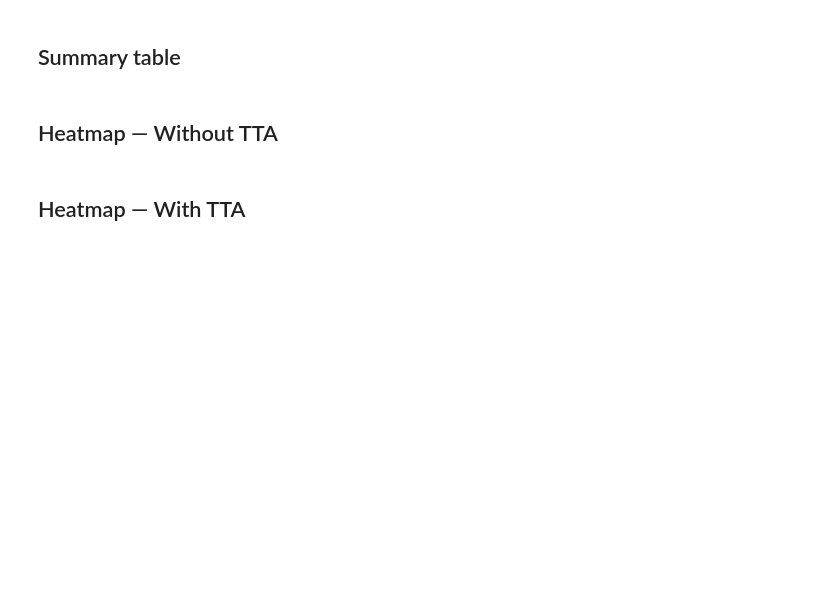
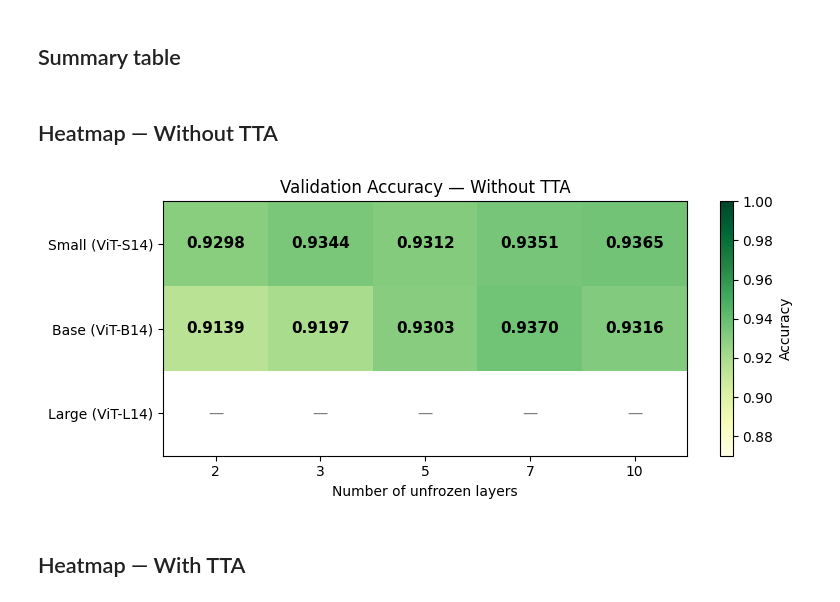
Before and after one commit to JeanJNMV/MVA-DLMI_HistopathologyChallenge, a Jupyter notebook: notebooks/4. Model evaluation.ipynb, the cells around one changed output. Cells and saved outputs as stored; diff of their text form; code cells hidden in the pictures; blank space fills up the shorter version.

```diff
--- a/notebooks/4. Model evaluation.ipynb
+++ b/notebooks/4. Model evaluation.ipynb
@@ -121,7 +125,7 @@ import matplotlib.pyplot as plt
 import matplotlib.colors as mcolors
 
 MODEL_NAMES = ["dinov2_vits14", "dinov2_vitb14", "dinov2_vitl14"]
-ROW_LABELS = ["Small (ViT-S/14)", "Base (ViT-B/14)", "Large (ViT-L/14)"]
+ROW_LABELS = ["Small (ViT-S14)", "Base (ViT-B14)", "Large (ViT-L14)"]
 NB_LAYERS_LIST = [2, 3, 5, 7, 10]
 
 with open("../results/val_results_no_tta.json") as f:
@@ -136,33 +140,35 @@ for i, model_name in enumerate(MODEL_NAMES):
 
 fig, ax = plt.subplots(figsize=(8, 3.5))
 norm = mcolors.Normalize(vmin=0.87, vmax=1.0)
 im = ax.imshow(grid, cmap="YlGn", norm=norm, aspect="auto")
 
 for i in range(grid.shape[0]):
     for j in range(grid.shape[1]):
         val = grid[i, j]
         if not np.isnan(val):
             ax.text(
                 j,
                 i,
                 f"{val:.4f}",
                 ha="center",
                 va="center",
                 fontsize=11,
                 fontweight="bold",
             )
         else:
             ax.text(j, i, "—", ha="center", va="center", fontsize=11, color="gray")
 
 ax.set_xticks(range(len(NB_LAYERS_LIST)))
 ax.set_xticklabels(NB_LAYERS_LIST)
 ax.set_yticks(range(len(ROW_LABELS)))
 ax.set_yticklabels(ROW_LABELS)
 ax.set_xlabel("Number of unfrozen layers")
 ax.set_title("Validation Accuracy — Without TTA")
 fig.colorbar(im, ax=ax, label="Accuracy")
 plt.tight_layout()
 plt.show()
+# %% [output]
+[figure, added]
 # %% [markdown]
 ## Heatmap — With TTA
 # %%
```
Also changed, not shown: parts of 3 cells of this notebook, 3 other files.
